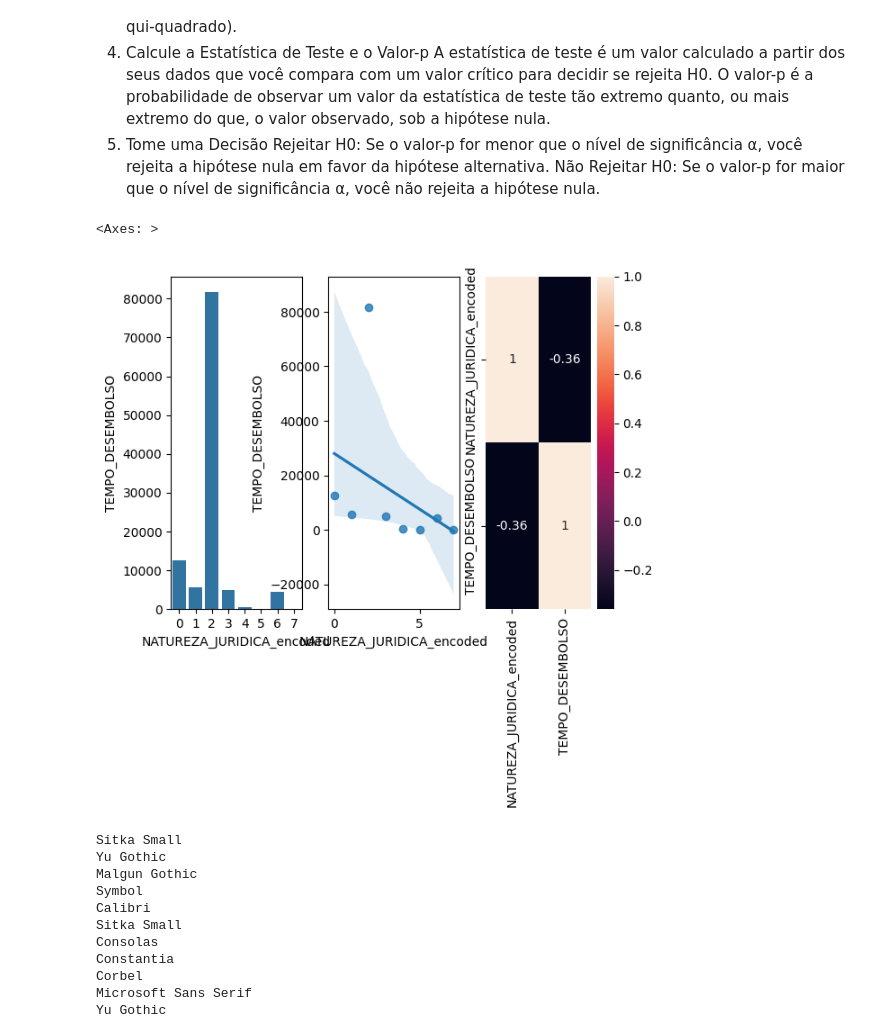
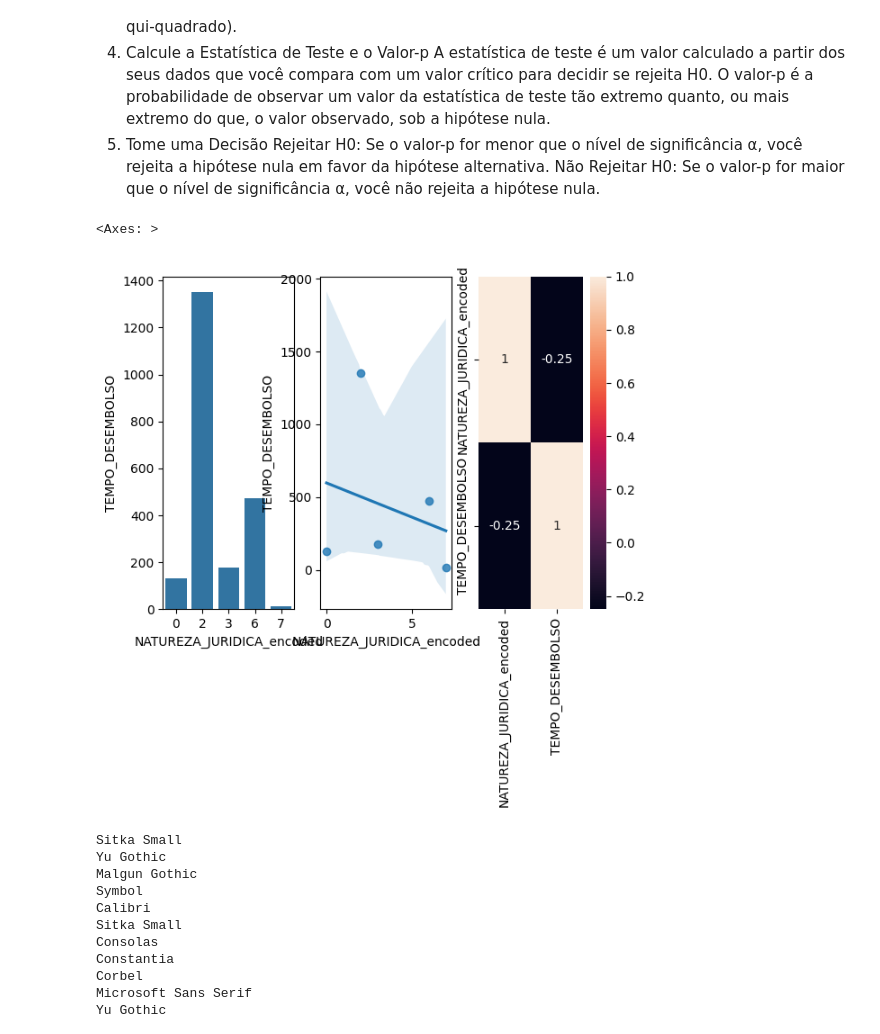
Before and after one commit to fonsecadados/AgenciaNacionalDoCinema_ANCINE, a Jupyter notebook: ANCINE_DesafiosEOportunidades.ipynb, the cells around one changed output. Cells and saved outputs as stored; diff of their text form; code cells hidden in the pictures.

```diff
--- a/ANCINE_DesafiosEOportunidades.ipynb
+++ b/ANCINE_DesafiosEOportunidades.ipynb
@@ -1485,19 +1527,19 @@ O valor-p é a probabilidade de observar um valor da estatística de teste tão
 Rejeitar H0: Se o valor-p for menor que o nível de significância α, você rejeita a hipótese nula em favor da hipótese alternativa.
 Não Rejeitar H0: Se o valor-p for maior que o nível de significância α, você não rejeita a hipótese nula.
 # %%
-aux1 = fsa_desembolso_tempo[['NATUREZA_JURIDICA_encoded', 'TEMPO_DESEMBOLSO']].groupby( 'NATUREZA_JURIDICA_encoded' ).sum().reset_index()
+aux1 = fsa_ml_padrao_norte[['NATUREZA_JURIDICA_encoded', 'TEMPO_DESEMBOLSO']].groupby( 'NATUREZA_JURIDICA_encoded' ).sum().reset_index()
 
 plt.subplot( 1, 3, 1 )
 sns.barplot( x='NATUREZA_JURIDICA_encoded', y='TEMPO_DESEMBOLSO', data=aux1 )
 
 plt.subplot( 1, 3, 2 )
 sns.regplot( x='NATUREZA_JURIDICA_encoded', y='TEMPO_DESEMBOLSO', data=aux1 )
 
 plt.subplot( 1, 3, 3 )
 sns.heatmap( aux1.corr( method='pearson' ), annot=True )
 # %% [output]
 <Axes: >
-[figure, old version]
+[figure, new version]
 # %%
 import matplotlib.font_manager as fm
 
```
Also changed, not shown: parts of 17 cells of this notebook.
